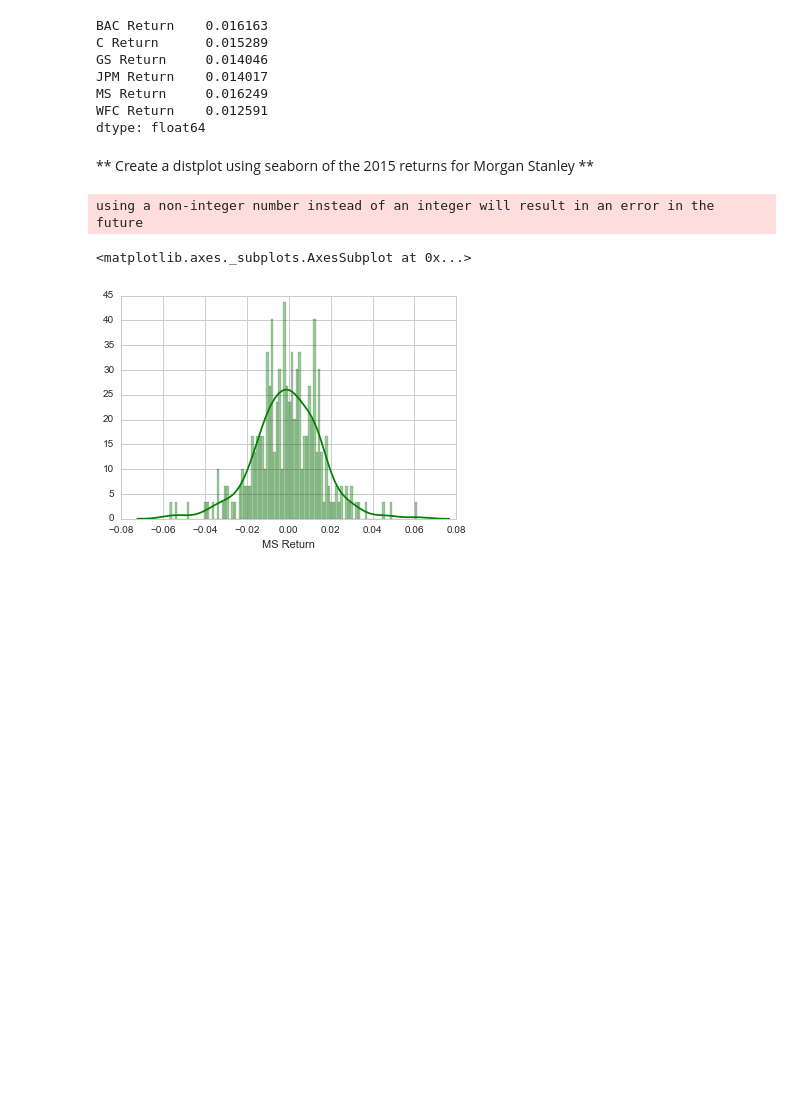
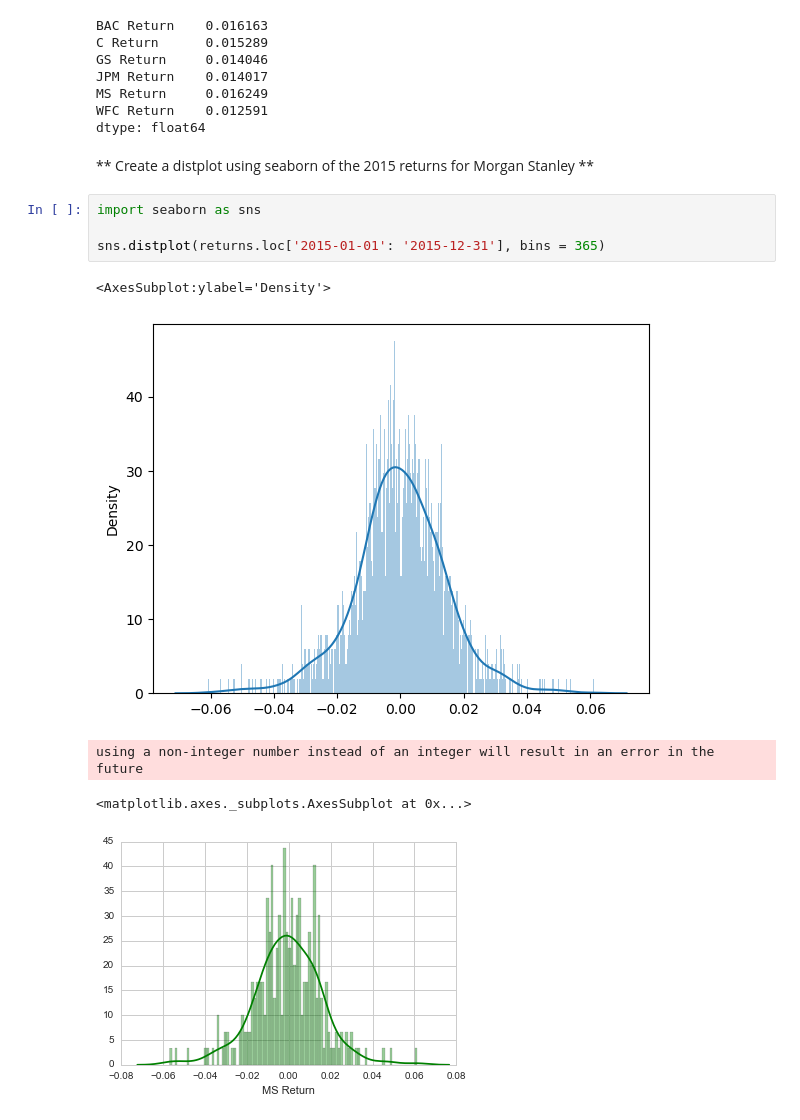
Before and after one commit to JoseArnel/code, a Jupyter notebook: DataScience&MachineLearning/10-Data-Capstone-Projects/03-Finance Project.ipynb, the cells around one changed output. Cells and saved outputs as stored; diff of their text form; blank space fills up the shorter version.

```diff
--- a/DataScience&MachineLearning/10-Data-Capstone-Projects/03-Finance Project.ipynb
+++ b/DataScience&MachineLearning/10-Data-Capstone-Projects/03-Finance Project.ipynb
@@ -314,6 +296,13 @@ WFC Return    0.012591
 dtype: float64
 # %% [markdown]
 ** Create a distplot using seaborn of the 2015 returns for Morgan Stanley **
+# %%
+import seaborn as sns
+
+sns.distplot(returns.loc['2015-01-01': '2015-12-31'], bins = 365)
+# %% [output]
+<AxesSubplot:ylabel='Density'>
+[figure, added]
 # %%
 # %% [output]
 using a non-integer number instead of an integer will result in an error in the future
```
Also changed, not shown: parts of 8 cells of this notebook.
